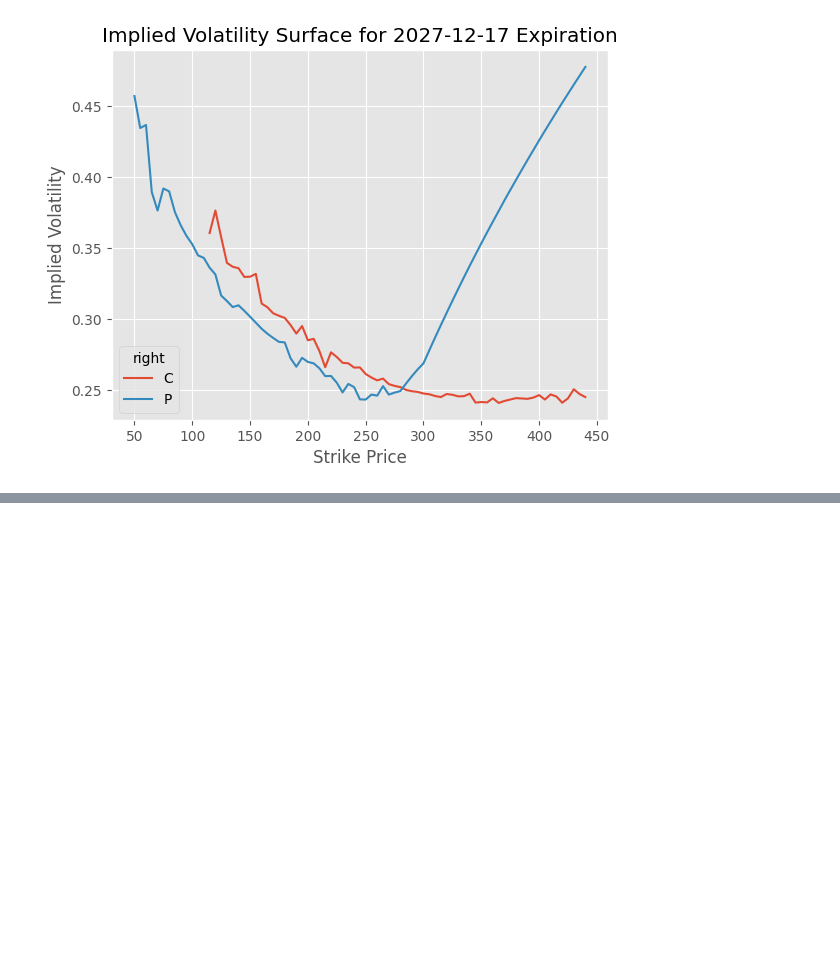
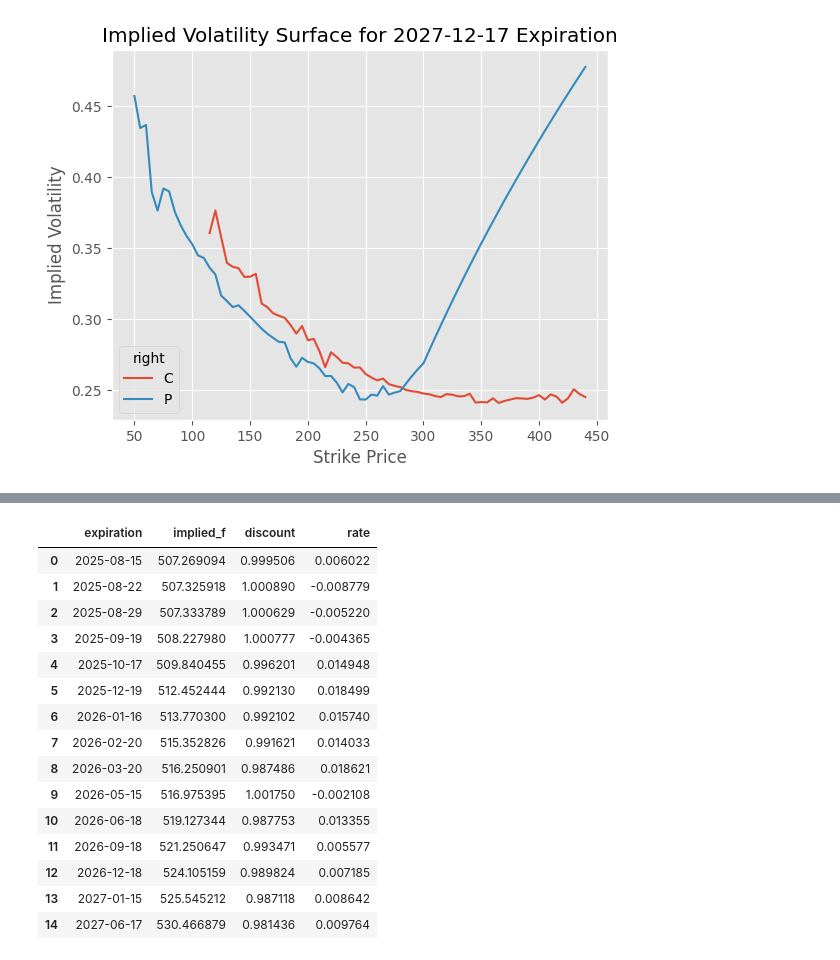
Before and after one commit to Zino-ctrlZ/QuantTools, a Jupyter notebook: module_test/raw_code/optionlib_2/notebooks/ssvi_model_mod.ipynb, the cells around one changed output, grey strips where cells are left out. Cells and saved outputs as stored; diff of their text form; code cells hidden in the pictures; blank space fills up the shorter version.

```diff
--- a/module_test/raw_code/optionlib_2/notebooks/ssvi_model_mod.ipynb
+++ b/module_test/raw_code/optionlib_2/notebooks/ssvi_model_mod.ipynb
@@ -3060,0 +3096,16 @@ tester[tester.expiration == exp].pivot_table(
+# %%
+## Calculate weights
+
+greeks =vectorized_black_scholes_greeks(
+    junkless_chain['f'].to_numpy(),
+    junkless_chain['spot'].to_numpy(),
+    junkless_chain['strike'].to_numpy(),
+    junkless_chain['valuation_date'].to_numpy(),
+    junkless_chain['expiration'].to_numpy(),
+    [r] * len(junkless_chain),  # Risk-free rate
+    junkless_chain['bs_vol'].to_numpy(),
+    junkless_chain['right'].str.lower().to_numpy(),
+    'discrete',
+    junkless_chain['div_pv'].to_numpy()
+
+)
@@ -3060,0 +3142,47 @@ tester[tester.expiration == exp].pivot_table(
+# %%
+## Test
+def extract_df_forward_with_regression(clipped_chain: pd.DataFrame) -> Tuple[float, float]:
+    """
+    Extracts the forward price and discount from a clipped option chain using regression.
+
+    Args:
+        clipped_chain (pd.DataFrame): The clipped option chain DataFrame.
+
+    Returns:
+        Tuple[float, float]: The implied forward price and discount.
+    """
+    x_const = sm.add_constant(clipped_chain['root_x'])
+    model = sm.WLS(clipped_chain['root_y'], x_const).fit()
+    discounted_f = model.params['const']
+    discount = -model.params['root_x']
+    implied_f = discounted_f / (discount)
+    expiration = clipped_chain['expiration'].iloc[0]
+    t = time_distance_helper(
+        expiration,
+        clipped_chain['valuation_date'].iloc[0]
+    )
+    return {
+        'implied_f': implied_f,
+        'discount': discount,
+        'rate': -(np.log(discount)/t)
+    }
+
+forward_discount_curve_v1 = pd.DataFrame(re_aligned_chain.groupby('expiration').apply(extract_df_forward_with_regression).to_dict()).T.reset_index(names='expiration')
+forward_discount_curve_v1
+# %% [output]
+|  | expiration | implied_f | discount | rate |
+| 0 | 2025-08-15 | 507.269094 | 0.999506 | 0.006022 |
+| 1 | 2025-08-22 | 507.325918 | 1.000890 | -0.008779 |
+| 2 | 2025-08-29 | 507.333789 | 1.000629 | -0.005220 |
+| 3 | 2025-09-19 | 508.227980 | 1.000777 | -0.004365 |
+| 4 | 2025-10-17 | 509.840455 | 0.996201 | 0.014948 |
+| 5 | 2025-12-19 | 512.452444 | 0.992130 | 0.018499 |
+| 6 | 2026-01-16 | 513.770300 | 0.992102 | 0.015740 |
+| 7 | 2026-02-20 | 515.352826 | 0.991621 | 0.014033 |
+| 8 | 2026-03-20 | 516.250901 | 0.987486 | 0.018621 |
+| 9 | 2026-05-15 | 516.975395 | 1.001750 | -0.002108 |
+| 10 | 2026-06-18 | 519.127344 | 0.987753 | 0.013355 |
+| 11 | 2026-09-18 | 521.250647 | 0.993471 | 0.005577 |
+| 12 | 2026-12-18 | 524.105159 | 0.989824 | 0.007185 |
+| 13 | 2027-01-15 | 525.545212 | 0.987118 | 0.008642 |
+| 14 | 2027-06-17 | 530.466879 | 0.981436 | 0.009764 |
```
Also changed, not shown: parts of 11 cells of this notebook, 10 other files.
